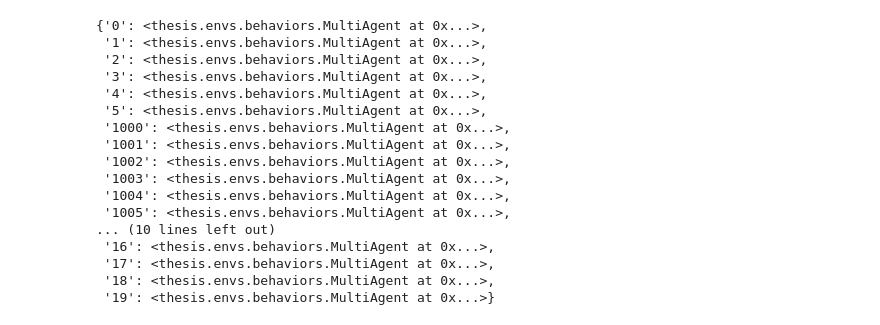
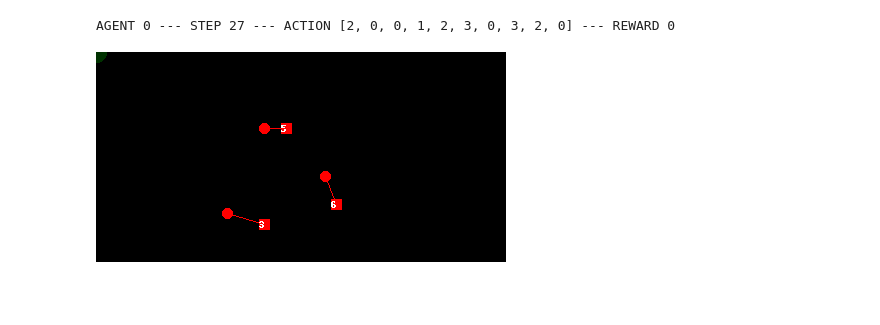
Before and after one commit to tobihoernchen/thesis, a Jupyter notebook: exploration/MiniMatrix/tests.ipynb, the cells around one changed output. Saved outputs shown, nothing was run; the diff lists cells and outputs as text; code cells hidden in the pictures; blank space fills up the shorter version.

```diff
--- a/exploration/MiniMatrix/tests.ipynb
+++ b/exploration/MiniMatrix/tests.ipynb
@@ -9,16 +7,27 @@ from thesis.envs.matrix import Matrix
 # %%
 env = Matrix(
-    model_path = "../../envs/MiniMatrix_.zip",
+    model_path = "../../envs/MiniMatrix.zip",
     startport = 51146,
+    max_seconds = 5*60,
     fleetsize = 6,
     max_fleetsize = 10,
-    max_seconds = 5*60,
-    pseudo_dispatcher = False,
-    routing_agent_death=True,
+    pseudo_dispatcher = True,
+    routing_agent_death= True,
     sim_config = dict(
         dispatch = True,
         routing_ma = True,
         dispatching_ma = True,
-        reward_removed_for_block = -1
+        reward_reached_target = 0,
+        reward_removed_for_block = 0,
+        reward_invalid=0,
+        block_timeout = 20,
+        reward_accepted_in_station = 1,
+        reward_declined_in_station = -1,
+        dispatching_interval=240,
+        io_quote = 0.99  ,
+        availability = 0.95,
+        mttr = 5*60,
     )
 )
+# %%
+chk = RewardCheck(env)
@@ -49,22 +50,5 @@ Dict(action_mask:Box([[0. 0. 0. 0. 0.]
-# %%
-env.agent_behaviors
-# %% [output]
-{'0': <thesis.envs.behaviors.MultiAgent at 0x...>,
- '1': <thesis.envs.behaviors.MultiAgent at 0x...>,
- '2': <thesis.envs.behaviors.MultiAgent at 0x...>,
- '3': <thesis.envs.behaviors.MultiAgent at 0x...>,
- '4': <thesis.envs.behaviors.MultiAgent at 0x...>,
- '5': <thesis.envs.behaviors.MultiAgent at 0x...>,
- '1000': <thesis.envs.behaviors.MultiAgent at 0x...>,
- '1001': <thesis.envs.behaviors.MultiAgent at 0x...>,
- '1002': <thesis.envs.behaviors.MultiAgent at 0x...>,
- '1003': <thesis.envs.behaviors.MultiAgent at 0x...>,
- '1004': <thesis.envs.behaviors.MultiAgent at 0x...>,
- '1005': <thesis.envs.behaviors.MultiAgent at 0x...>,
-... (10 lines left out)
- '16': <thesis.envs.behaviors.MultiAgent at 0x...>,
- '17': <thesis.envs.behaviors.MultiAgent at 0x...>,
- '18': <thesis.envs.behaviors.MultiAgent at 0x...>,
- '19': <thesis.envs.behaviors.MultiAgent at 0x...>}
-# %%
-chk = RewardCheck(env, obs2action = lambda a, b: ([random.randint(1,4) for i in range(10)],""))
+# %%
+chk.replay("0", 0.5)
+# %% [output]
+AGENT 0 --- STEP 27 --- ACTION [2, 0, 0, 1, 2, 3, 0, 3, 2, 0] --- REWARD 0
+[figure, added]
```
Also changed, not shown: parts of 7 cells of this notebook, 15 other files.
